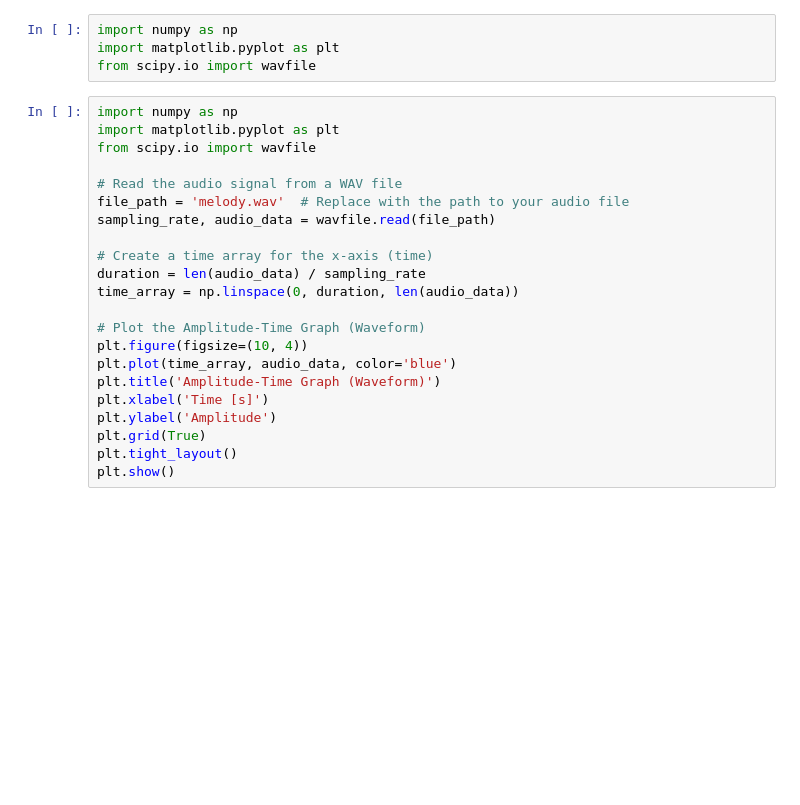
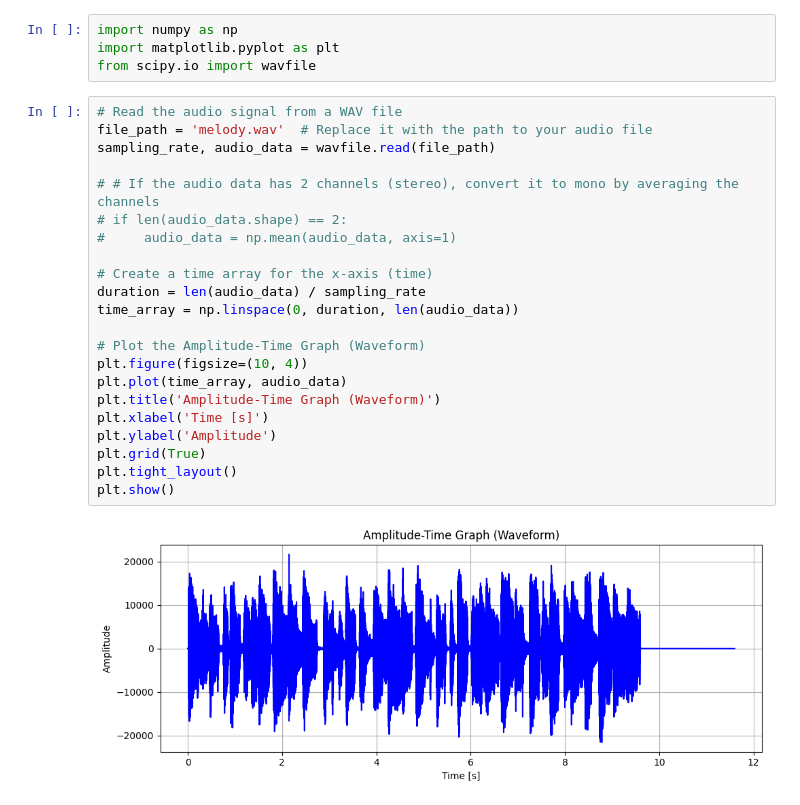
Before and after one commit to konstakostov/Encoding-and-processing-of-audio-information, a Jupyter notebook: Lab_01/04.audio_visualization.ipynb, the cells around one changed output. Cells and saved outputs as stored; diff of their text form; blank space fills up the shorter version.

```diff
--- a/Lab_01/04.audio_visualization.ipynb
+++ b/Lab_01/04.audio_visualization.ipynb
@@ -3,25 +3,27 @@ import numpy as np
 import matplotlib.pyplot as plt
 from scipy.io import wavfile
 # %%
-import numpy as np
-import matplotlib.pyplot as plt
-from scipy.io import wavfile
+# Read the audio signal from a WAV file
+file_path = 'melody.wav'  # Replace it with the path to your audio file
+sampling_rate, audio_data = wavfile.read(file_path)
 
-# Read the audio signal from a WAV file
-file_path = 'melody.wav'  # Replace with the path to your audio file
-sampling_rate, audio_data = wavfile.read(file_path)
+# # If the audio data has 2 channels (stereo), convert it to mono by averaging the channels
+# if len(audio_data.shape) == 2:
+#     audio_data = np.mean(audio_data, axis=1)
 
 # Create a time array for the x-axis (time)
 duration = len(audio_data) / sampling_rate
 time_array = np.linspace(0, duration, len(audio_data))
 
 # Plot the Amplitude-Time Graph (Waveform)
 plt.figure(figsize=(10, 4))
-plt.plot(time_array, audio_data, color='blue')
+plt.plot(time_array, audio_data)
 plt.title('Amplitude-Time Graph (Waveform)')
 plt.xlabel('Time [s]')
 plt.ylabel('Amplitude')
 plt.grid(True)
 plt.tight_layout()
 plt.show()
+# %% [output]
+[figure, added]
 # %%
```
Also changed, not shown: parts of 3 cells of this notebook, 3 other files.
